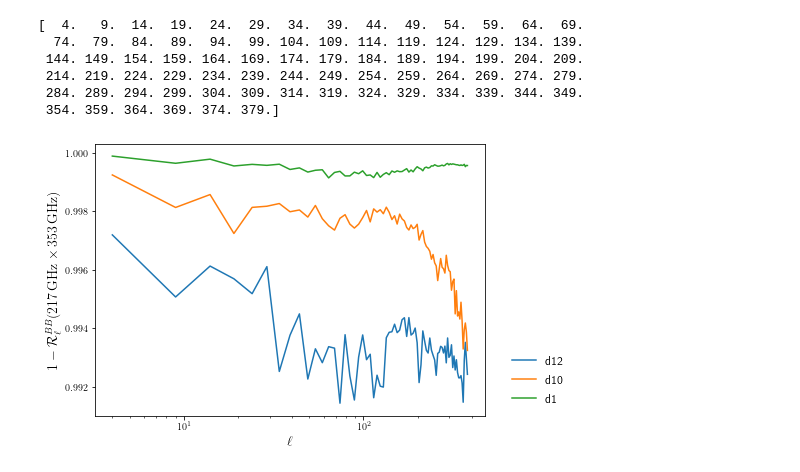
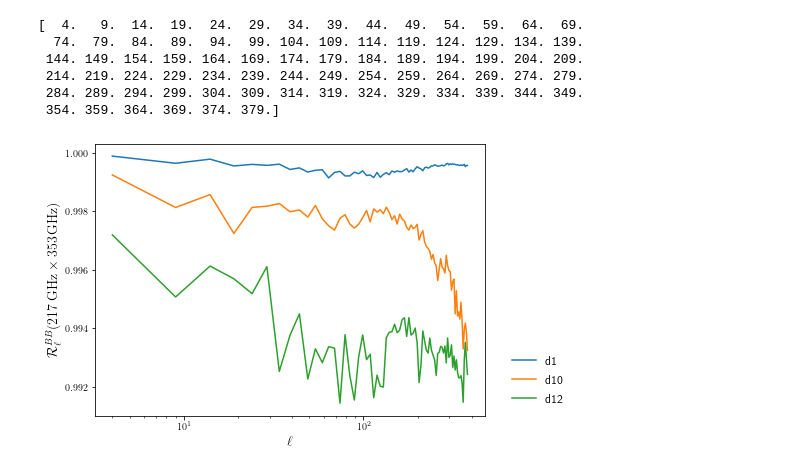
Before and after one commit to myra-norton/dust-model-correlation, a Jupyter notebook: l vs rl.ipynb, the cells around one changed output. Saved outputs shown, nothing was run; the diff lists cells and outputs as text; code cells hidden in the pictures.

```diff
--- a/l vs rl.ipynb
+++ b/l vs rl.ipynb
@@ -70,15 +70,15 @@ rl_vals_12 = compute_rl(map_217GHz_12, map_353GHz_12)
 # %%
 fig, ax = plt.subplots(1,1,figsize=(7, 5))
 ax.set_xscale('log')
 ax.set_xlabel(r'$\ell$', fontsize=14)
-ax.set_ylabel(r'$1 - \mathcal{R}^{BB}_{\ell} (217\,{\rm GHz}\times353\,{\rm GHz})$', fontsize=14)
+ax.set_ylabel(r'$\mathcal{R}^{BB}_{\ell} (217\,{\rm GHz}\times353\,{\rm GHz})$', fontsize=14)
 
+ax.plot(ell_arr, rl_vals_1, label= 'd1')
+ax.plot(ell_arr, rl_vals_10, label= 'd10')
 ax.plot(ell_arr, rl_vals_12, label= 'd12')
-ax.plot(ell_arr, rl_vals_10, label= 'd10')
-ax.plot(ell_arr, rl_vals_1, label= 'd1')
 
 ax.legend(frameon=False, prop={'size': 12}, loc = 'lower left', bbox_to_anchor=(1.04,0))
 
 plt.savefig('lvsrl.' + ext,format=ext,dpi=res_dpi,bbox_inches='tight')
 # %% [output]
-[figure, old version]
+[figure, new version]
```
